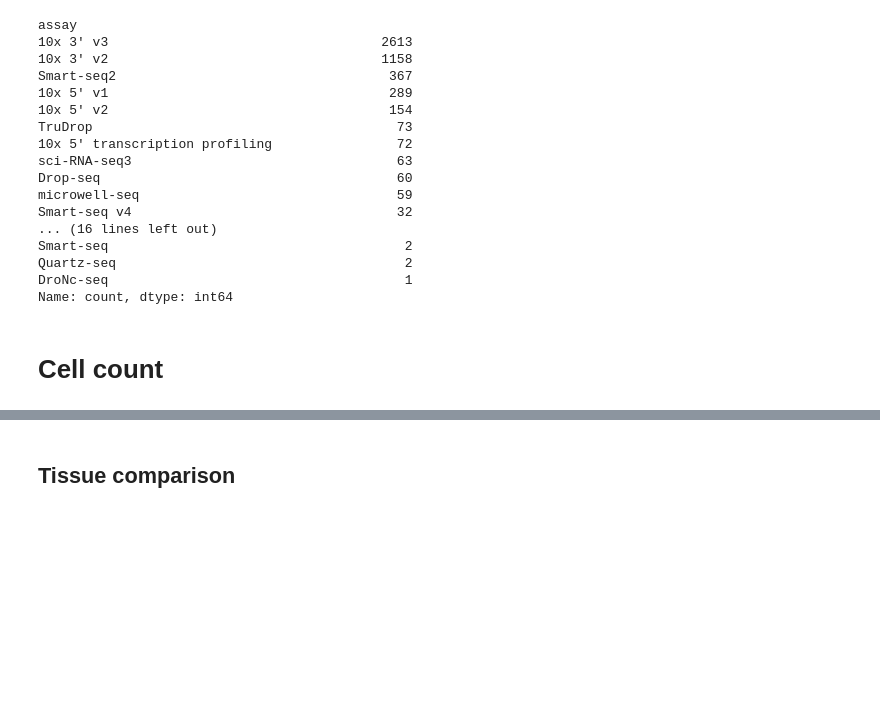
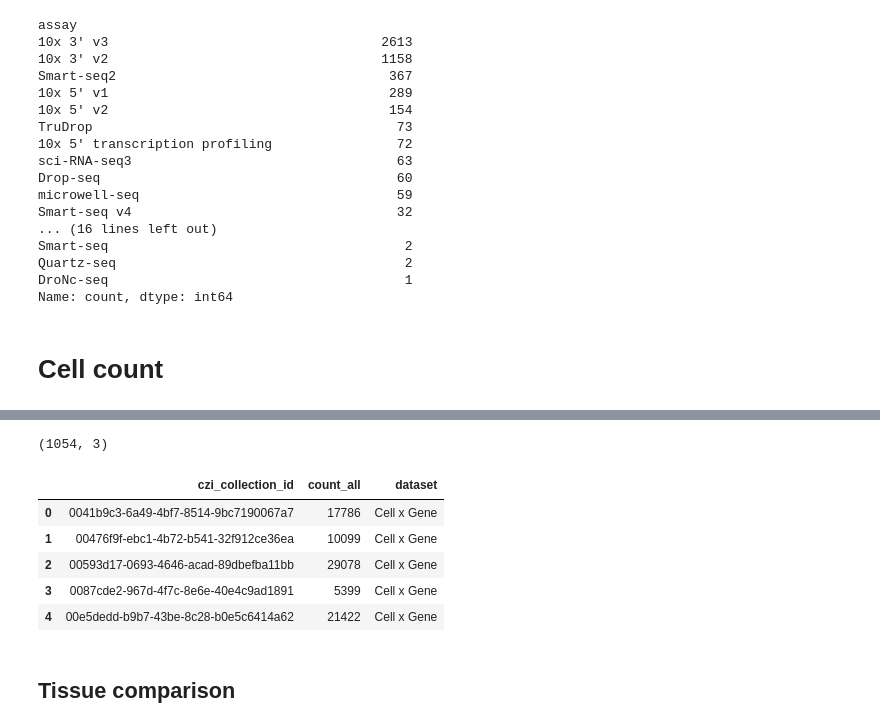
Before and after one commit to bioinfo-tsukuba/scRecounter, a Jupyter notebook: notebooks/tiledb/scBaseCamp_vs_CellxGene.ipynb, the cells around one changed output, grey strips where cells are left out. Cells and saved outputs as stored; diff of their text form; code cells hidden in the pictures; blank space fills up the shorter version.

```diff
--- a/notebooks/tiledb/scBaseCamp_vs_CellxGene.ipynb
+++ b/notebooks/tiledb/scBaseCamp_vs_CellxGene.ipynb
@@ -248,3 +287,17 @@ Name: count, dtype: int64
+# %%
+# summarize count_all by dataset_id
+cxg_metadata_fs = cxg_metadata_f.groupby("dataset_id").agg({"count_all": "sum"}).reset_index().rename(columns={"dataset_id": "czi_collection_id"})
+cxg_metadata_fs["dataset"] = "Cell x Gene"
+print(cxg_metadata_fs.shape)
+cxg_metadata_fs.head()
+# %% [output]
+(1054, 3)
+|  | czi_collection_id | count_all | dataset |
+| 0 | 0041b9c3-6a49-4bf7-8514-9bc7190067a7 | 17786 | Cell x Gene |
+| 1 | 00476f9f-ebc1-4b72-b541-32f912ce36ea | 10099 | Cell x Gene |
+| 2 | 00593d17-0693-4646-acad-89dbefba11bb | 29078 | Cell x Gene |
+| 3 | 0087cde2-967d-4f7c-8e6e-40e4c9ad1891 | 5399 | Cell x Gene |
+| 4 | 00e5dedd-b9b7-43be-8c28-b0e5c6414a62 | 21422 | Cell x Gene |
 # %% [markdown]
 ## Tissue comparison
 # %%
```
Also changed, not shown: parts of 19 cells of this notebook, 1 other file.
